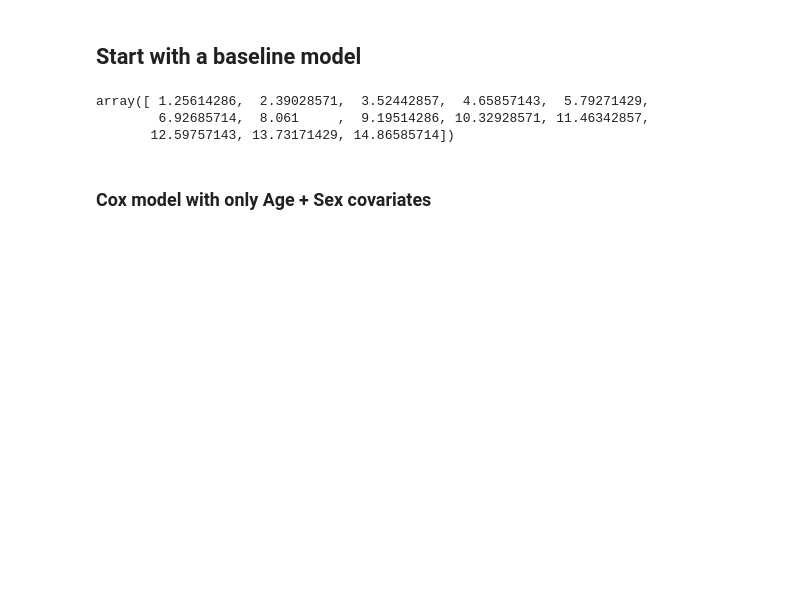
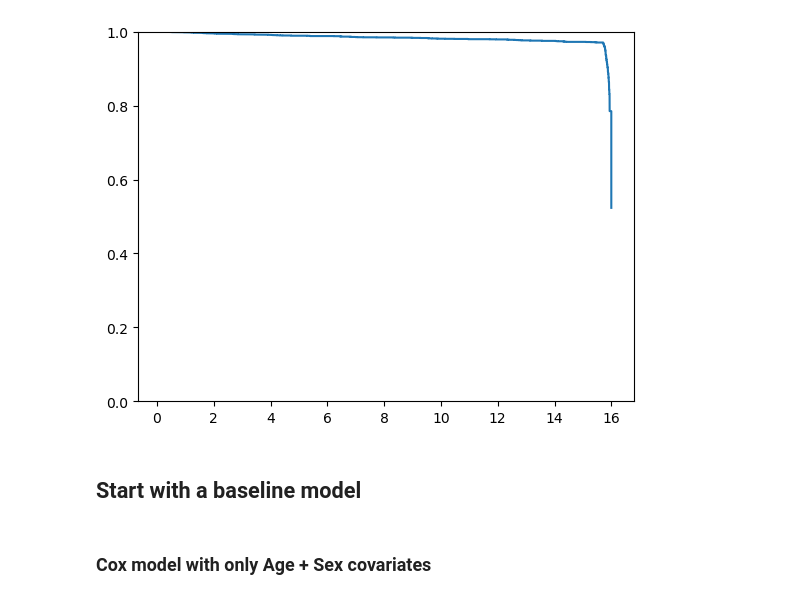
Before and after one commit to TristanFauvel/DreamHF, a Jupyter notebook: src/baseline.ipynb, the cells around one changed output. Cells and saved outputs as stored; diff of their text form; code cells hidden in the pictures; blank space fills up the shorter version.

```diff
--- a/src/baseline.ipynb
+++ b/src/baseline.ipynb
@@ -36,6 +32,20 @@ readcounts_df_train = readcounts_processing_pipeline(readcounts_df_train)
 
 readcounts_df_test = pd.read_csv(root + '/test/readcounts_test.csv')
 readcounts_df_test = readcounts_processing_pipeline(readcounts_df_test)
+# %%
+from sksurv.nonparametric import kaplan_meier_estimator
+covariates = ['Sex=1', 'Age']
+X_train, X_test, y_train, y_test, test_sample_ids = prepare_train_test(pheno_df_train, pheno_df_test, covariates)
+
+x, y = kaplan_meier_estimator(y_train.Event, y_train.Event_time)
+
+plt.step(x, y, where="post")
+
+plt.ylim(0, 1)
+
+plt.show()
+# %% [output]
+[figure, added]
 # %% [markdown]
 ## Start with a baseline model
 # %%
@@ -46,9 +56,3 @@ tf = pheno_df['Event_time'].max()
 
 times = np.linspace(t0, tf, 15)
 times = times[1:-1]
-# %%
-times
-# %% [output]
-array([ 1.25614286,  2.39028571,  3.52442857,  4.65857143,  5.79271429,
-        6.92685714,  8.061     ,  9.19514286, 10.32928571, 11.46342857,
-       12.59757143, 13.73171429, 14.86585714])
```
Also changed, not shown: parts of 9 cells of this notebook, 10 other files.
